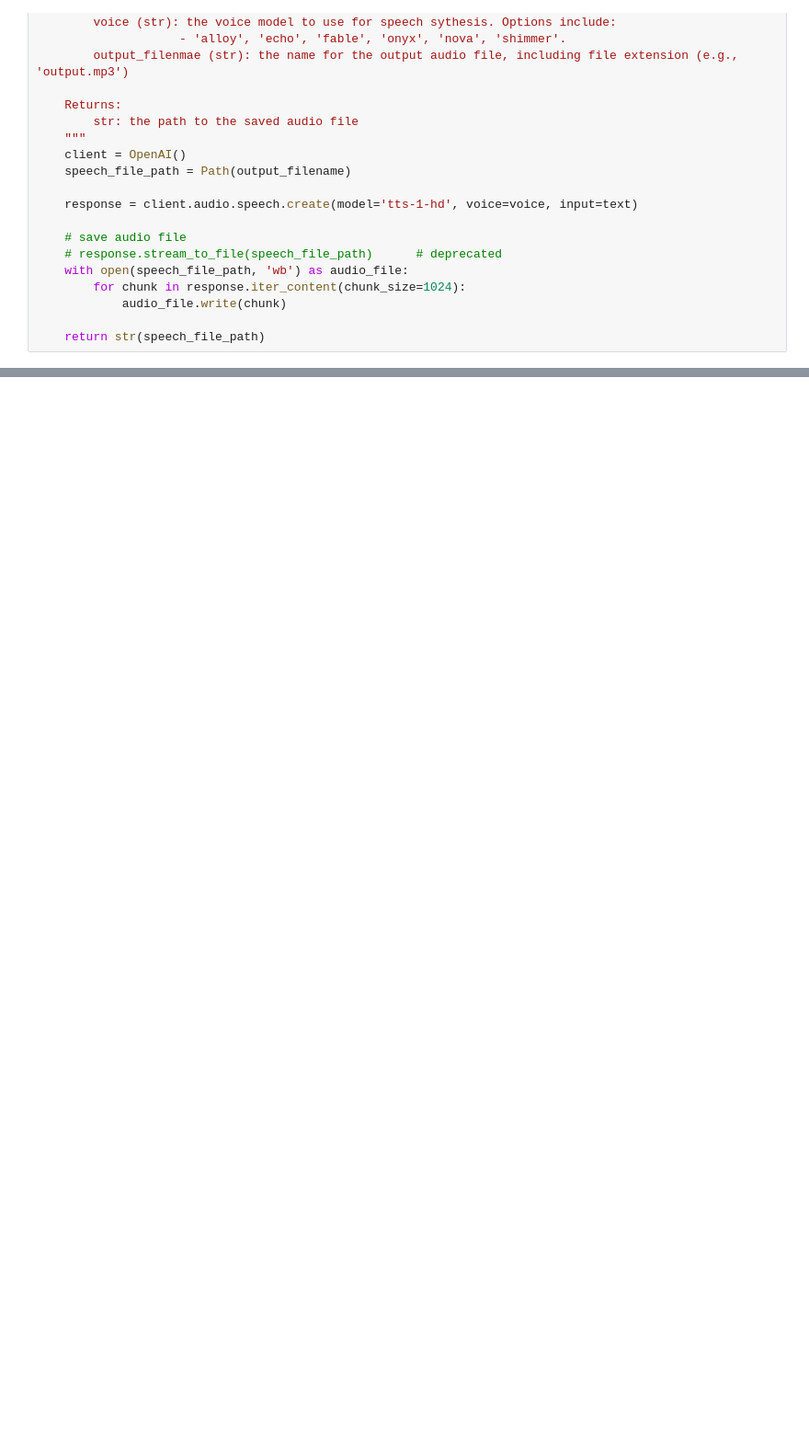
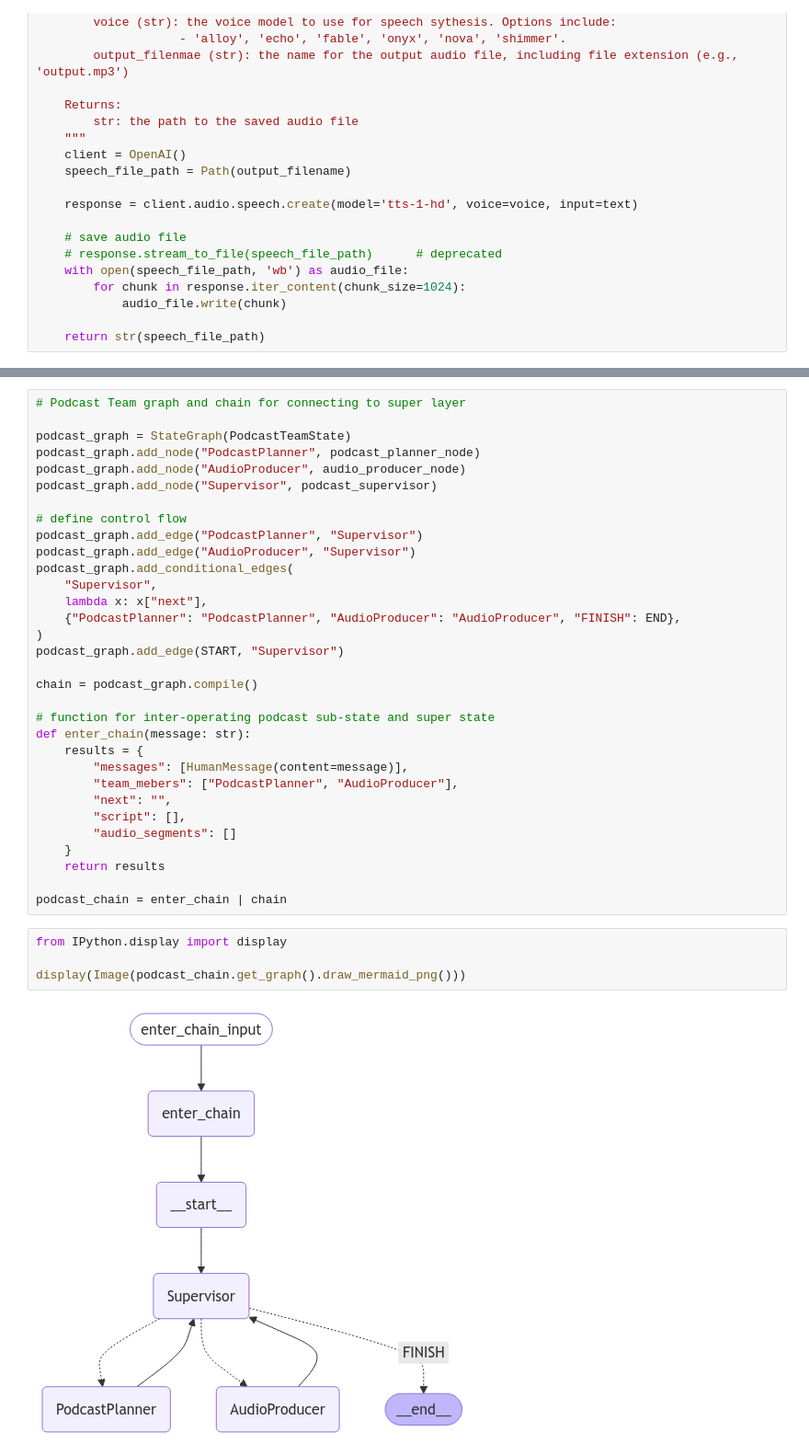
Before and after one commit to ahn283/learning, a Jupyter notebook: llm/agent/projects/podcast_hierarchical_agent.ipynb, the cells around one changed output, grey strips where cells are left out. Shown: that part at 92% size. Cells and saved outputs as stored; diff of their text form; blank space fills up the shorter version.

```diff
--- a/llm/agent/projects/podcast_hierarchical_agent.ipynb
+++ b/llm/agent/projects/podcast_hierarchical_agent.ipynb
@@ -63,0 +328,38 @@ def text_to_speech(text: str, voice: str, output_filename: str) -> str:
+# %%
+# Podcast Team graph and chain for connecting to super layer
+
+podcast_graph = StateGraph(PodcastTeamState)
+podcast_graph.add_node("PodcastPlanner", podcast_planner_node)
+podcast_graph.add_node("AudioProducer", audio_producer_node)
+podcast_graph.add_node("Supervisor", podcast_supervisor)
+
+# define control flow
+podcast_graph.add_edge("PodcastPlanner", "Supervisor")
+podcast_graph.add_edge("AudioProducer", "Supervisor")
+podcast_graph.add_conditional_edges(
+    "Supervisor",
+    lambda x: x["next"],
+    {"PodcastPlanner": "PodcastPlanner", "AudioProducer": "AudioProducer", "FINISH": END},
+)
+podcast_graph.add_edge(START, "Supervisor")
+
+chain = podcast_graph.compile()
+
+# function for inter-operating podcast sub-state and super state
+def enter_chain(message: str):
+    results = {
+        "messages": [HumanMessage(content=message)],
+        "team_mebers": ["PodcastPlanner", "AudioProducer"],
+        "next": "",
+        "script": [],
+        "audio_segments": []
+    }
+    return results
+
+podcast_chain = enter_chain | chain
+# %%
+from IPython.display import display
+
+display(Image(podcast_chain.get_graph().draw_mermaid_png()))
+# %% [output]
+[figure, added]
```
Also changed, not shown: parts of 13 cells of this notebook, 1 other file.
